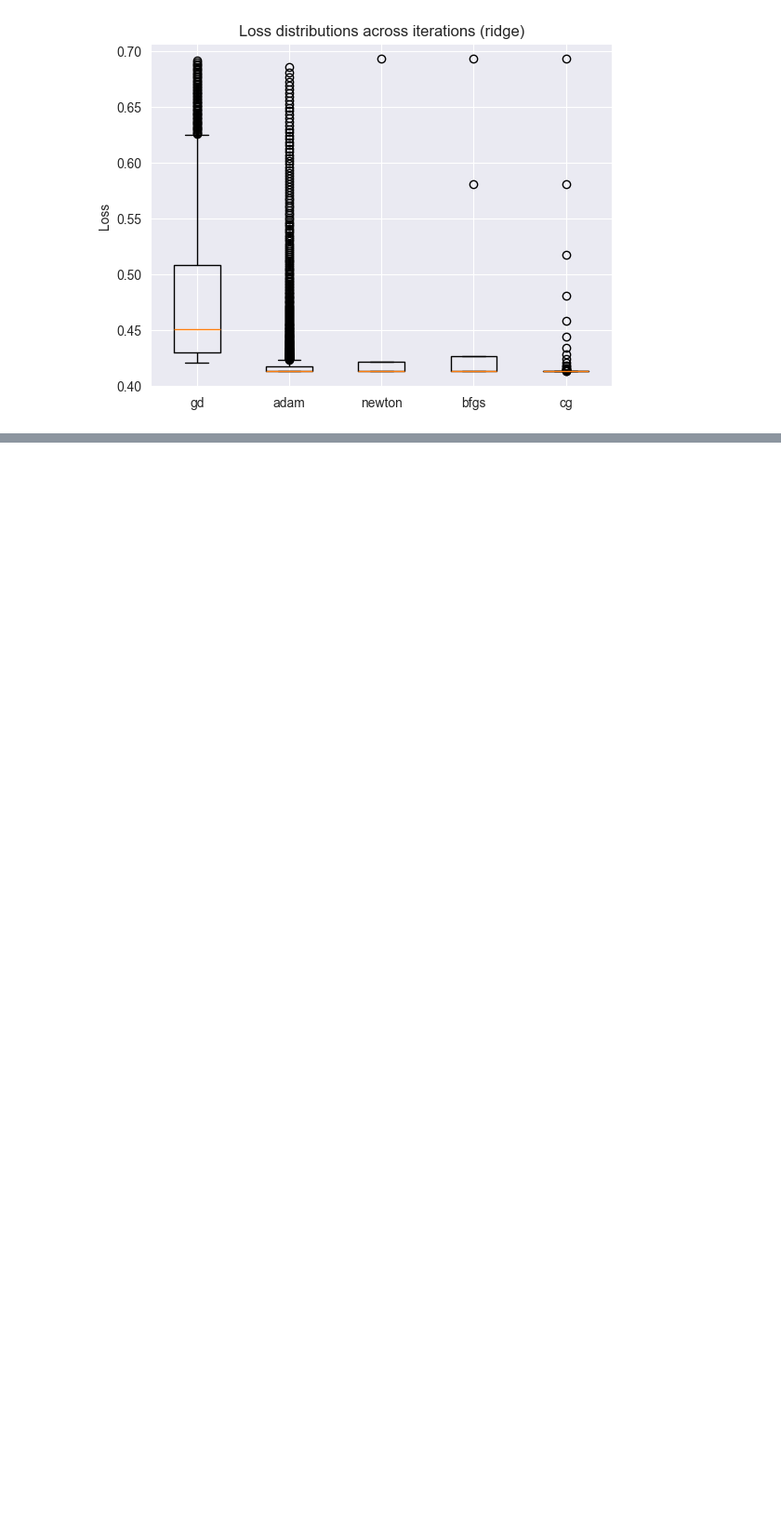
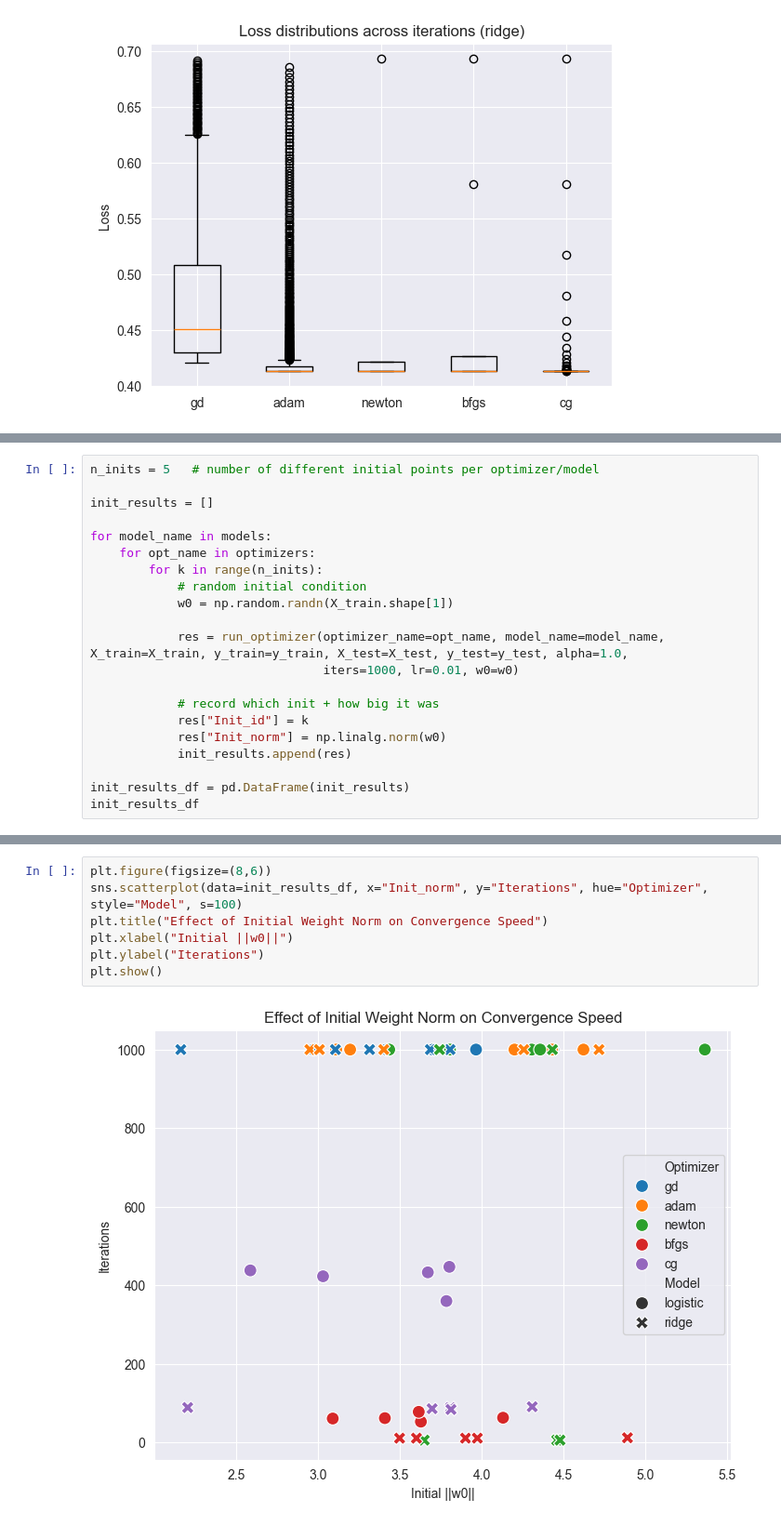
Before and after one commit to andishichi/320_optimization_heart_disease, a Jupyter notebook: notebooks/Optimization Comparisons.ipynb, the cells around one changed output, grey strips where cells are left out. Shown at 93% size. Saved outputs shown, nothing was run; the diff lists cells and outputs as text; blank space fills up the shorter version.

```diff
--- a/notebooks/Optimization Comparisons.ipynb
+++ b/notebooks/Optimization Comparisons.ipynb
@@ -379,0 +583,21 @@ for model in ["logistic", "ridge"]:
+# %%
+n_inits = 5   # number of different initial points per optimizer/model
+
+init_results = []
+
+for model_name in models:
+    for opt_name in optimizers:
+        for k in range(n_inits):
+            # random initial condition
+            w0 = np.random.randn(X_train.shape[1])
+
+            res = run_optimizer(optimizer_name=opt_name, model_name=model_name, X_train=X_train, y_train=y_train, X_test=X_test, y_test=y_test, alpha=1.0,
+                                iters=1000, lr=0.01, w0=w0)
+
+            # record which init + how big it was
+            res["Init_id"] = k
+            res["Init_norm"] = np.linalg.norm(w0)
+            init_results.append(res)
+
+init_results_df = pd.DataFrame(init_results)
+init_results_df
@@ -379,0 +637,9 @@ for model in ["logistic", "ridge"]:
+# %%
+plt.figure(figsize=(8,6))
+sns.scatterplot(data=init_results_df, x="Init_norm", y="Iterations", hue="Optimizer", style="Model", s=100)
+plt.title("Effect of Initial Weight Norm on Convergence Speed")
+plt.xlabel("Initial ||w0||")
+plt.ylabel("Iterations")
+plt.show()
+# %% [output]
+[figure, added]
```
Also changed, not shown: parts of 32 cells of this notebook, 1 other file.
